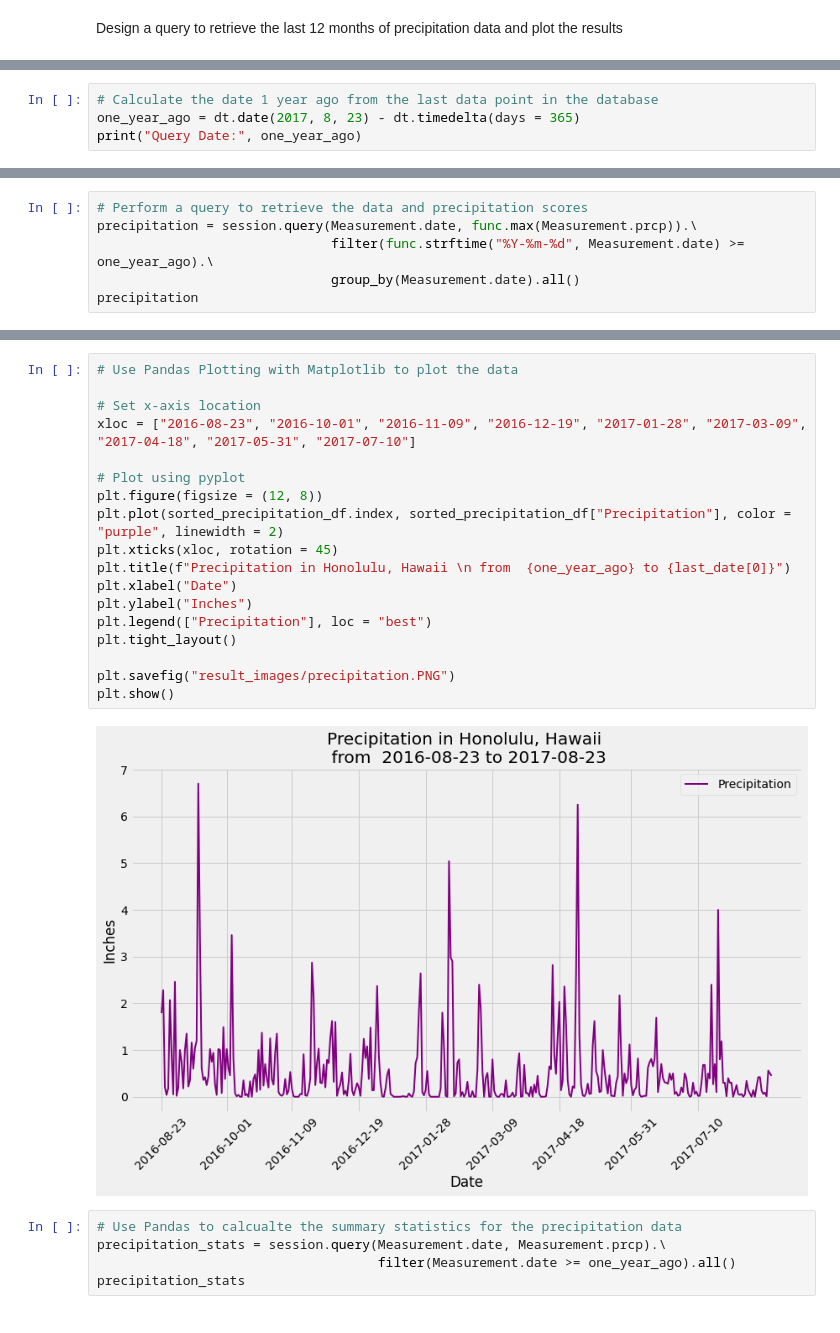
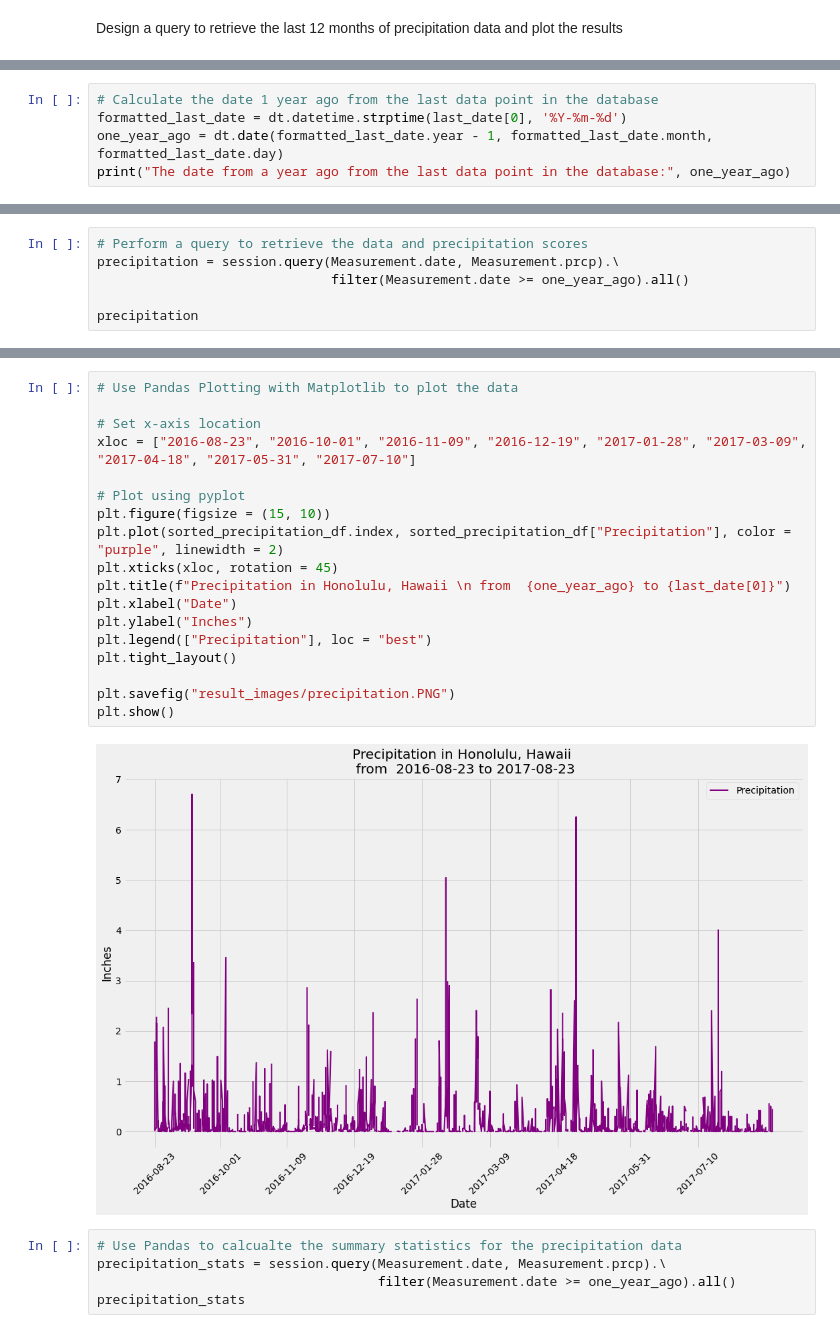
Before and after one commit to Franco1230/10-SQLalchemy-Challenge, a Jupyter notebook: SQLalchemy/climate_starter.ipynb, the cells around one changed output, grey strips where cells are left out. Saved outputs shown, nothing was run; the diff lists cells and outputs as text.

```diff
--- a/SQLalchemy/climate_starter.ipynb
+++ b/SQLalchemy/climate_starter.ipynb
@@ -48,6 +49,7 @@ print(f"First date: {first_date[0]}, Last date: {last_date[0]}")
 First date: 2010-01-01, Last date: 2017-08-23
 # %%
 # Calculate the date 1 year ago from the last data point in the database
-one_year_ago = dt.date(2017, 8, 23) - dt.timedelta(days = 365)
-print("Query Date:", one_year_ago)
+formatted_last_date = dt.datetime.strptime(last_date[0], '%Y-%m-%d')
+one_year_ago = dt.date(formatted_last_date.year - 1, formatted_last_date.month, formatted_last_date.day)
+print("The date from a year ago from the last data point in the database:", one_year_ago)
 # %% [output]
@@ -55,7 +57,7 @@ Query Date: 2016-08-23
 # %%
 # Perform a query to retrieve the data and precipitation scores
-precipitation = session.query(Measurement.date, func.max(Measurement.prcp)).\
-                              filter(func.strftime("%Y-%m-%d", Measurement.date) >= one_year_ago).\
-                              group_by(Measurement.date).all()
+precipitation = session.query(Measurement.date, Measurement.prcp).\
+                              filter(Measurement.date >= one_year_ago).all()
+
 precipitation
 # %% [output]
@@ -118,23 +120,23 @@ sorted_precipitation_df
 # %%
 # Use Pandas Plotting with Matplotlib to plot the data
 
 # Set x-axis location
 xloc = ["2016-08-23", "2016-10-01", "2016-11-09", "2016-12-19", "2017-01-28", "2017-03-09", "2017-04-18", "2017-05-31", "2017-07-10"]
 
 # Plot using pyplot
-plt.figure(figsize = (12, 8))
+plt.figure(figsize = (15, 10))
 plt.plot(sorted_precipitation_df.index, sorted_precipitation_df["Precipitation"], color = "purple", linewidth = 2)
 plt.xticks(xloc, rotation = 45)
 plt.title(f"Precipitation in Honolulu, Hawaii \n from  {one_year_ago} to {last_date[0]}")
 plt.xlabel("Date")
 plt.ylabel("Inches")
 plt.legend(["Precipitation"], loc = "best")
 plt.tight_layout()
 
 plt.savefig("result_images/precipitation.PNG")
 plt.show()
 # %% [output]
-[figure, old version]
+[figure, new version]
 # %%
 # Use Pandas to calcualte the summary statistics for the precipitation data
 precipitation_stats = session.query(Measurement.date, Measurement.prcp).\
```
Also changed, not shown: parts of 5 cells of this notebook, 2 other files.
